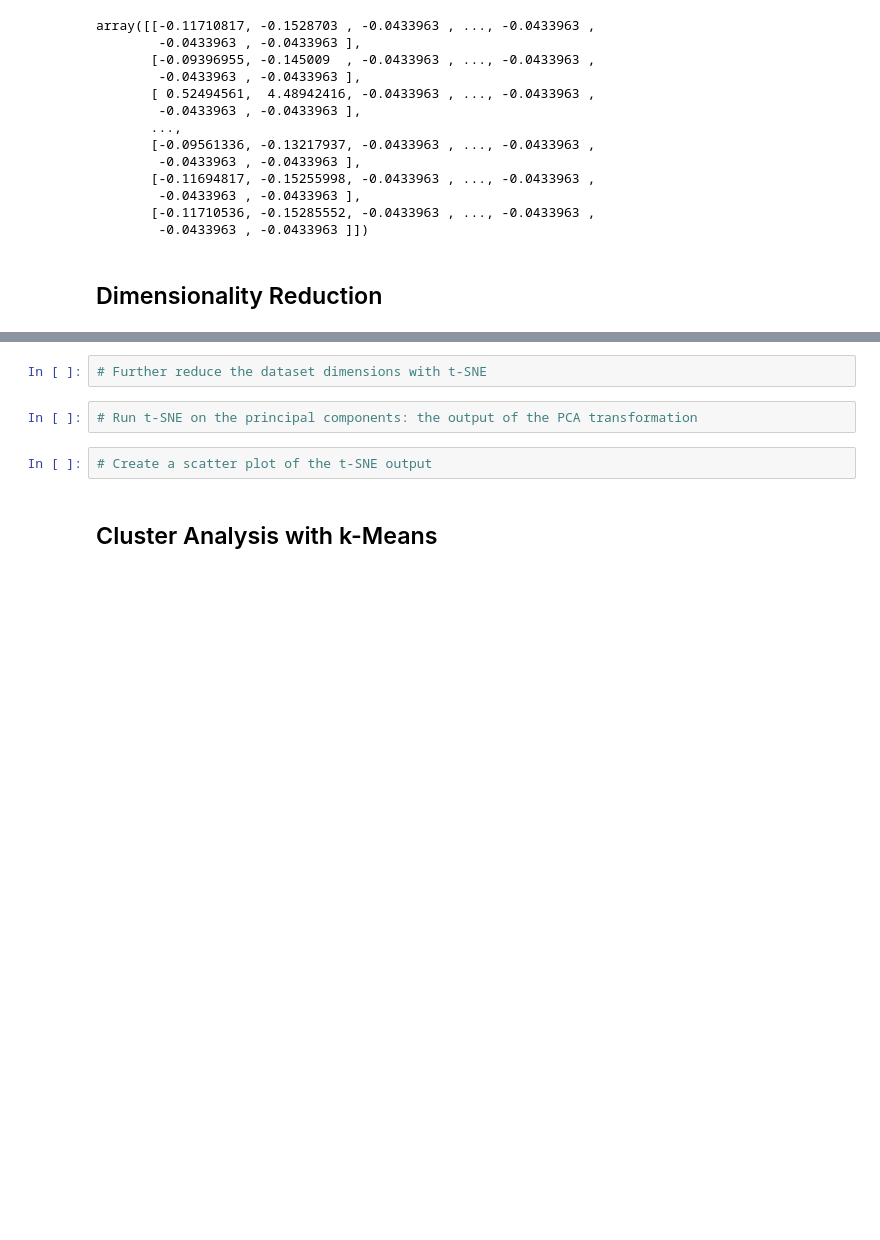
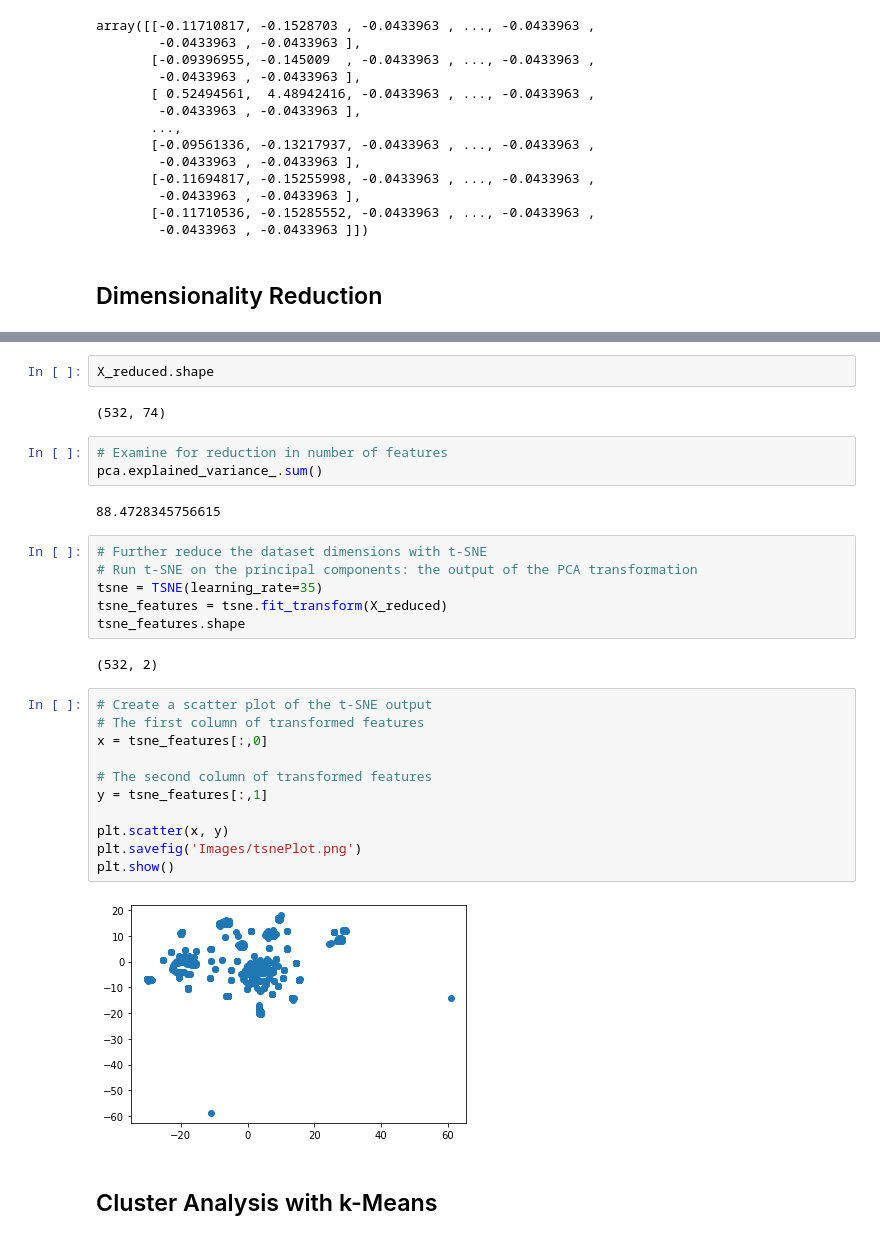
Before and after one commit to V-Villagomez/UL_Cryptocurrency_Clusters, a Jupyter notebook: Cryptocurrency Clusters Evaluator.ipynb, the cells around one changed output, grey strips where cells are left out. Drawn from its saved outputs; the diff is of its cells as text; blank space fills up the shorter version.

```diff
--- a/Cryptocurrency Clusters Evaluator.ipynb
+++ b/Cryptocurrency Clusters Evaluator.ipynb
@@ -213,9 +227,33 @@ X_reduced
-# %%
-# Further reduce the dataset dimensions with t-SNE
+# %%
+X_reduced.shape
+# %% [output]
+(532, 74)
+# %%
+# Examine for reduction in number of features
+pca.explained_variance_.sum()
+# %% [output]
+88.4728345756615
 # %%
+# Further reduce the dataset dimensions with t-SNE
 # Run t-SNE on the principal components: the output of the PCA transformation
+tsne = TSNE(learning_rate=35)
+tsne_features = tsne.fit_transform(X_reduced)
+tsne_features.shape
+# %% [output]
+(532, 2)
-# %%
-# Create a scatter plot of the t-SNE output
+# %%
+# Create a scatter plot of the t-SNE output
+# The first column of transformed features
+x = tsne_features[:,0]
+
+# The second column of transformed features
+y = tsne_features[:,1]
+
+plt.scatter(x, y)
+plt.savefig('Images/tsnePlot.png')
+plt.show()
+# %% [output]
+[figure, added]
 # %% [markdown]
 ## Cluster Analysis with k-Means
 # %%
```
Also changed, not shown: parts of 1 cell of this notebook, 1 other file.
